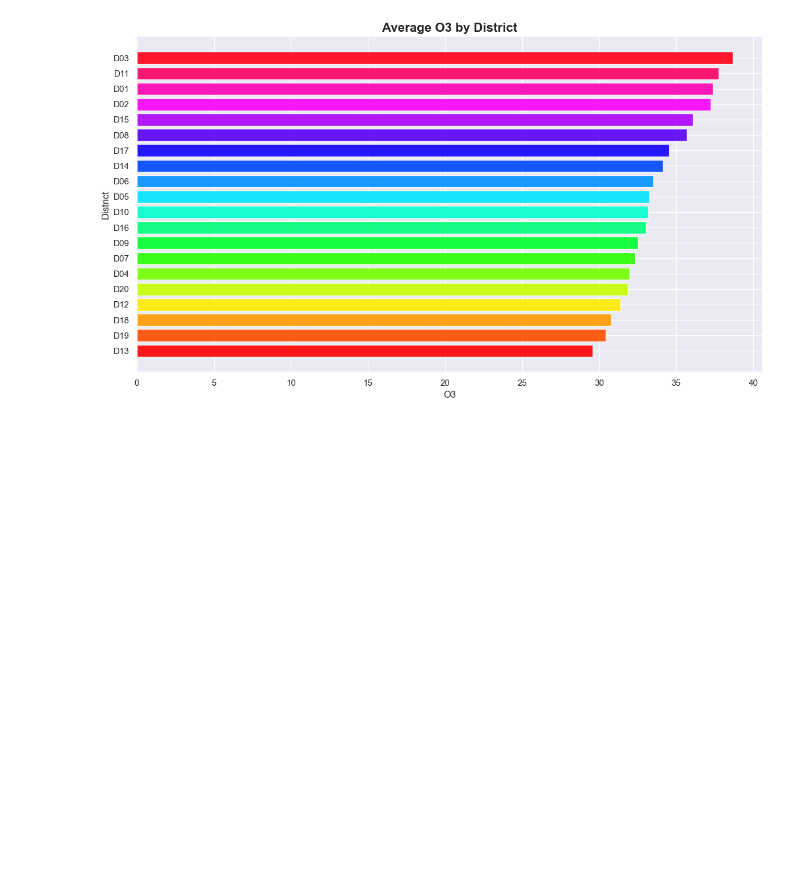
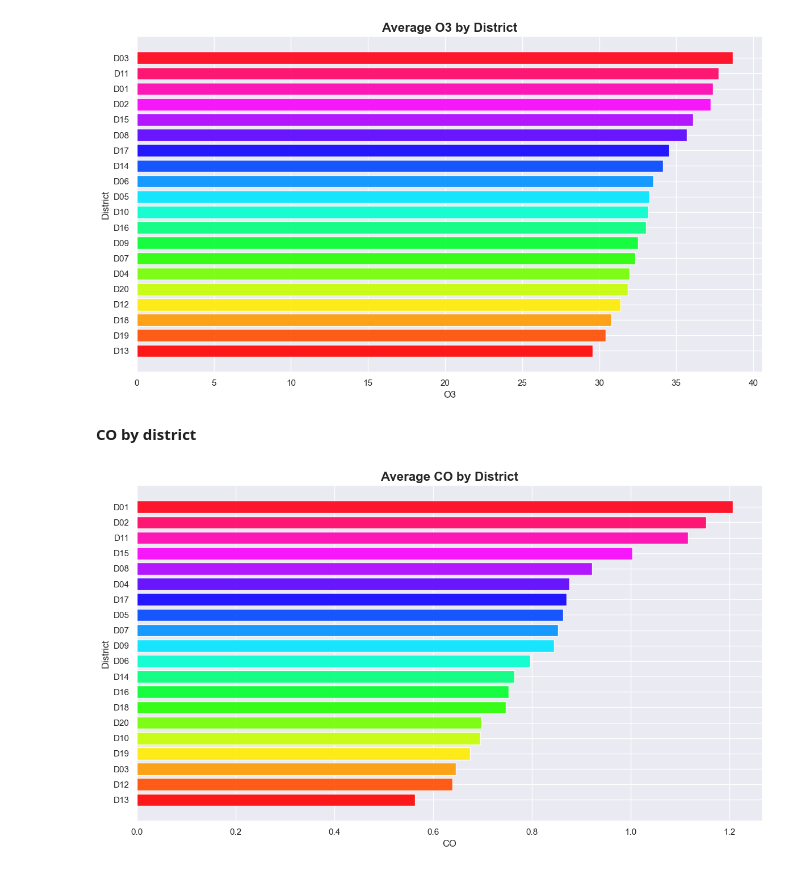
Before and after one commit to geershatisaxena/AQI-Data-Analysis, a Jupyter notebook: air quality.ipynb, the cells around one changed output. Drawn from its saved outputs; the diff is of its cells as text; code cells hidden in the pictures; blank space fills up the shorter version.

```diff
--- a/air quality.ipynb
+++ b/air quality.ipynb
@@ -665,3 +665,28 @@ plt.ylabel("District")
 plt.tight_layout()
 # %% [output]
 [figure]
+# %% [markdown]
+**CO by district**
+# %%
+district_co = df.groupby("district_id")["co"].mean().sort_values()
+
+plt.figure(figsize=(12, 7))
+
+colors = plt.cm.hsv(
+    np.linspace(0, 1, len(district_co))
+)
+
+plt.barh(
+    district_co.index,
+    district_co.values,
+    color=colors,
+    alpha=0.9
+)
+
+plt.title("Average CO by District", fontsize=16, fontweight="bold")
+plt.xlabel("CO")
+plt.ylabel("District")
+
+plt.tight_layout()
+# %% [output]
+[figure, added]
```
